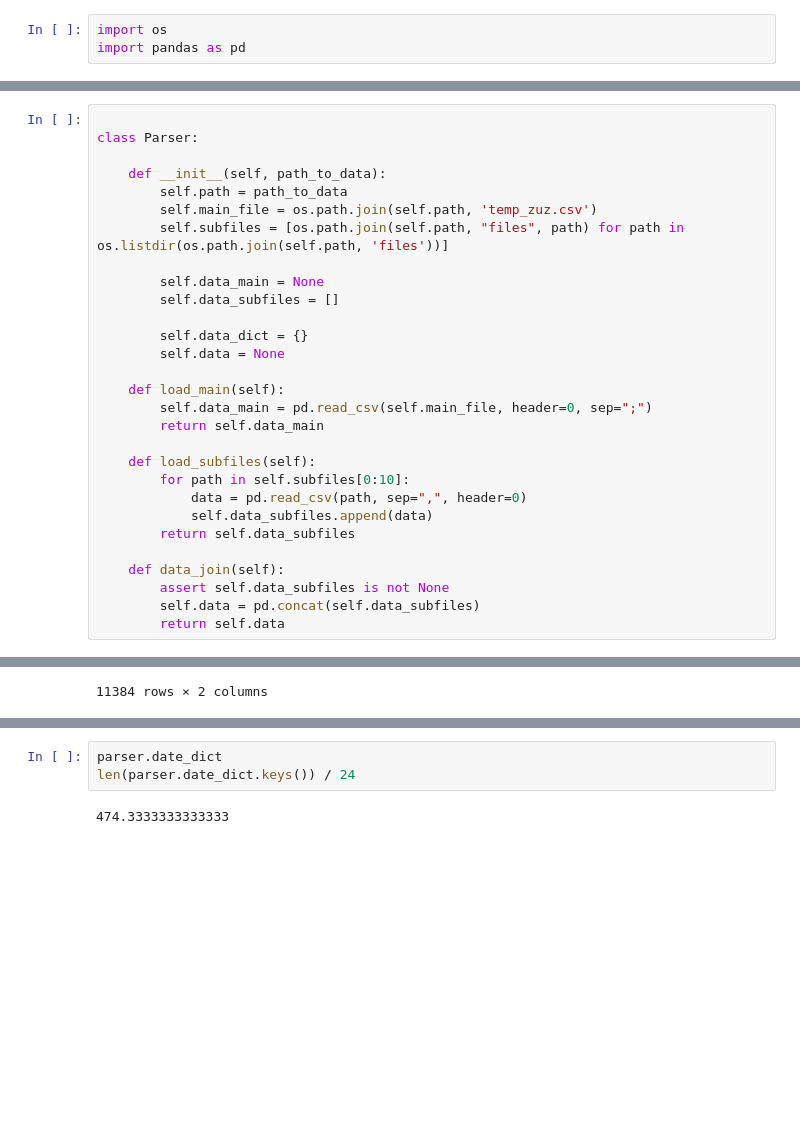
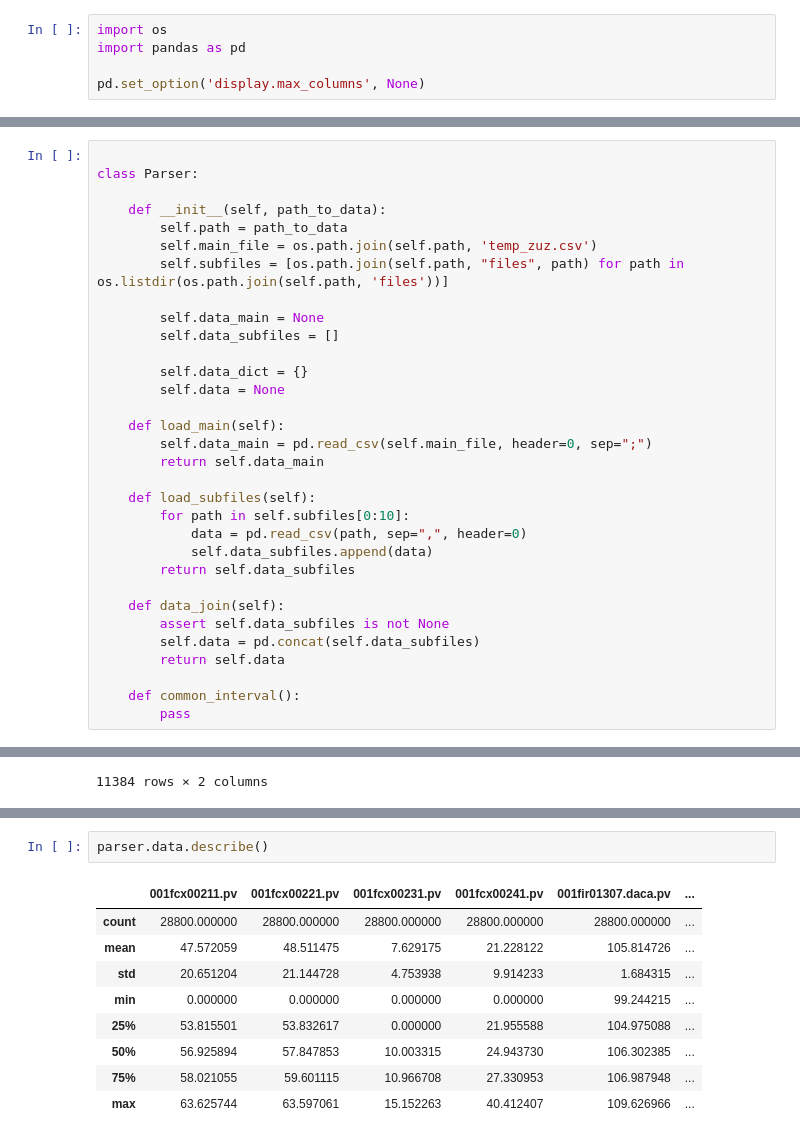
Before and after one commit to kinoai/cuvalleyhack2022, a Jupyter notebook: notebooks/ashleve-initial-data-exploration.ipynb, the cells around one changed output, grey strips where cells are left out. Drawn from its saved outputs; the diff is of its cells as text; blank space fills up the shorter version.

Commit message:
Improve date columns in initial data exploration notebook

```diff
--- a/notebooks/ashleve-initial-data-exploration.ipynb
+++ b/notebooks/ashleve-initial-data-exploration.ipynb
@@ -1,6 +1,8 @@
 # %%
 import os
 import pandas as pd
+
+pd.set_option('display.max_columns', None)
 # %%
 os.chdir(os.path.dirname(os.getcwd()))
 os.getcwd()
@@ -37,6 +37,9 @@ class Parser:
         assert self.data_subfiles is not None
         self.data = pd.concat(self.data_subfiles)
         return self.data
+
+    def common_interval():
+        pass
 # %%
 parser = Parser(path_to_data)
 # %%
@@ -94,5 +78,12 @@ parser.data_join()
-# %%
-parser.date_dict
-len(parser.date_dict.keys()) / 24
-# %% [output]
-474.3333333333333
+# %%
+parser.data.describe()
+# %% [output]
+|  | 001fcx00211.pv | 001fcx00221.pv | 001fcx00231.pv | 001fcx00241.pv | 001fir01307.daca.pv | ... |
+| count | 28800.000000 | 28800.000000 | 28800.000000 | 28800.000000 | 28800.000000 | ... |
+| mean | 47.572059 | 48.511475 | 7.629175 | 21.228122 | 105.814726 | ... |
+| std | 20.651204 | 21.144728 | 4.753938 | 9.914233 | 1.684315 | ... |
+| min | 0.000000 | 0.000000 | 0.000000 | 0.000000 | 99.244215 | ... |
+| 25% | 53.815501 | 53.832617 | 0.000000 | 21.955588 | 104.975088 | ... |
+| 50% | 56.925894 | 57.847853 | 10.003315 | 24.943730 | 106.302385 | ... |
+| 75% | 58.021055 | 59.601115 | 10.966708 | 27.330953 | 106.987948 | ... |
+| max | 63.625744 | 63.597061 | 15.152263 | 40.412407 | 109.626966 | ... |
```
Also changed, not shown: parts of 7 cells of this notebook.
